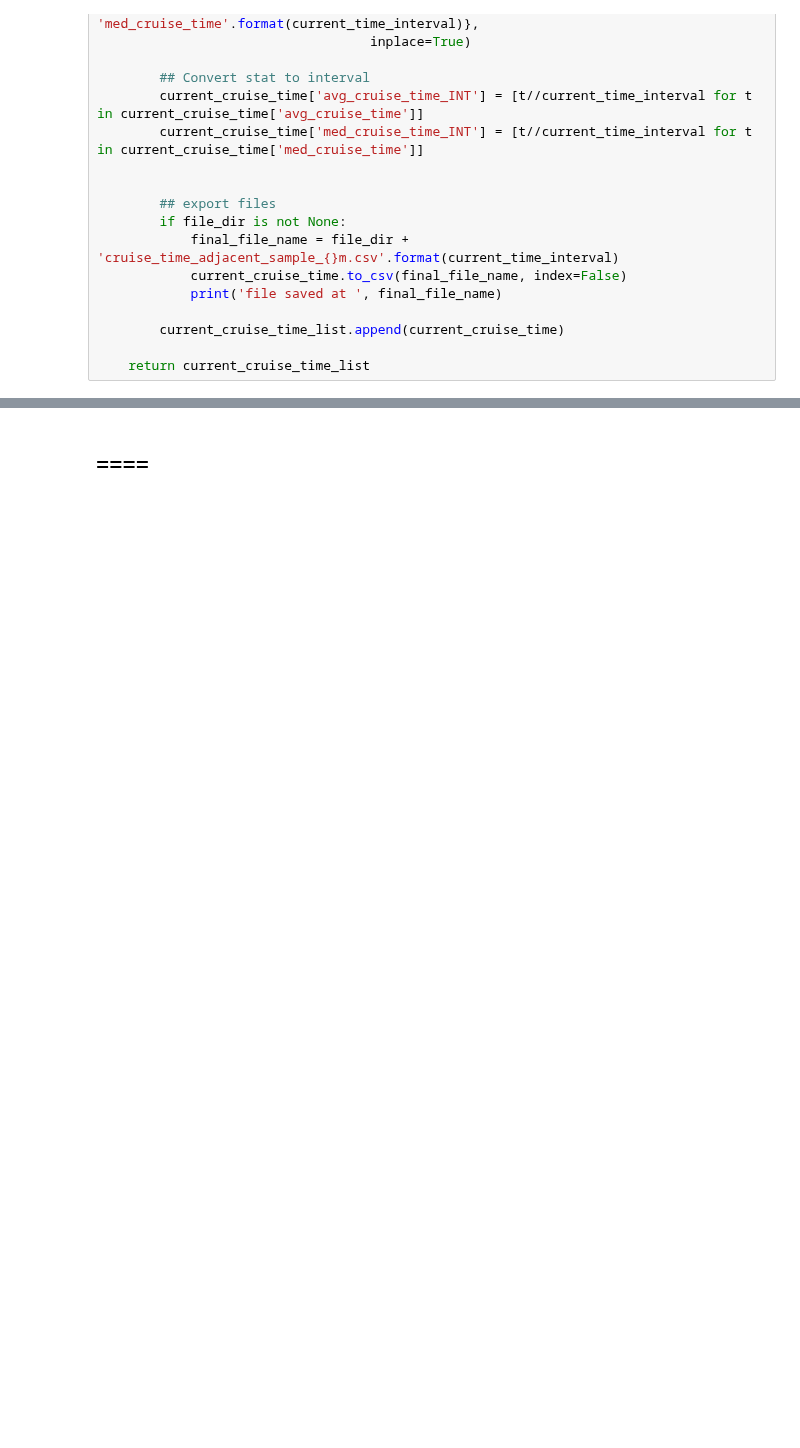
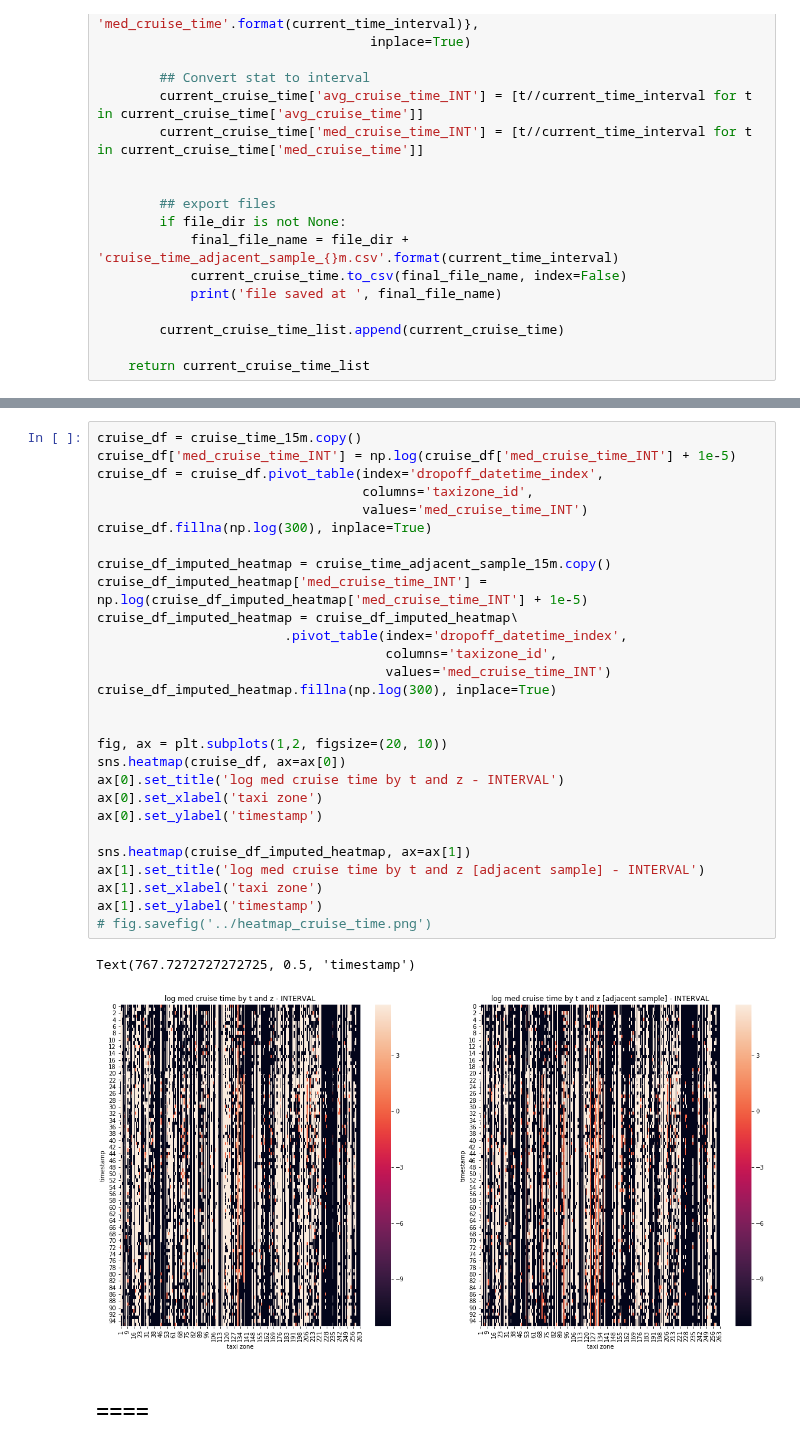
Before and after one commit to skyetim/didi-vehicle-repositioning-strategy, a Jupyter notebook: notebooks/compute_cruise_time_adjacent_sample.ipynb, the cells around one changed output, grey strips where cells are left out. Saved outputs shown, nothing was run; the diff lists cells and outputs as text; blank space fills up the shorter version.

```diff
--- a/notebooks/compute_cruise_time_adjacent_sample.ipynb
+++ b/notebooks/compute_cruise_time_adjacent_sample.ipynb
@@ -240,2 +234,33 @@ Text(767.7272727272725, 0.5, 'timestamp')
+# %%
+cruise_df = cruise_time_15m.copy()
+cruise_df['med_cruise_time_INT'] = np.log(cruise_df['med_cruise_time_INT'] + 1e-5)
+cruise_df = cruise_df.pivot_table(index='dropoff_datetime_index',
+                                  columns='taxizone_id',
+                                  values='med_cruise_time_INT')
+cruise_df.fillna(np.log(300), inplace=True)
+
+cruise_df_imputed_heatmap = cruise_time_adjacent_sample_15m.copy()
+cruise_df_imputed_heatmap['med_cruise_time_INT'] = np.log(cruise_df_imputed_heatmap['med_cruise_time_INT'] + 1e-5)
+cruise_df_imputed_heatmap = cruise_df_imputed_heatmap\
+                        .pivot_table(index='dropoff_datetime_index',
+                                     columns='taxizone_id',
+                                     values='med_cruise_time_INT')
+cruise_df_imputed_heatmap.fillna(np.log(300), inplace=True)
+
+
+fig, ax = plt.subplots(1,2, figsize=(20, 10))
+sns.heatmap(cruise_df, ax=ax[0])
+ax[0].set_title('log med cruise time by t and z - INTERVAL')
+ax[0].set_xlabel('taxi zone')
+ax[0].set_ylabel('timestamp')
+
+sns.heatmap(cruise_df_imputed_heatmap, ax=ax[1])
+ax[1].set_title('log med cruise time by t and z [adjacent sample] - INTERVAL')
+ax[1].set_xlabel('taxi zone')
+ax[1].set_ylabel('timestamp')
+# fig.savefig('../heatmap_cruise_time.png')
+# %% [output]
+Text(767.7272727272725, 0.5, 'timestamp')
+[figure, added]
 # %% [markdown]
 ## ====
```
Also changed, not shown: parts of 3 cells of this notebook, 1 other file.
